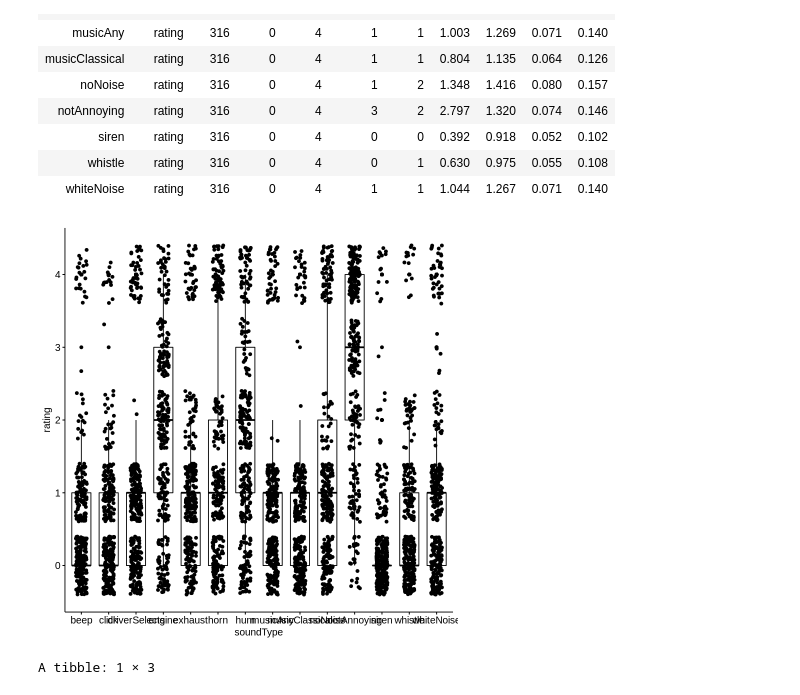
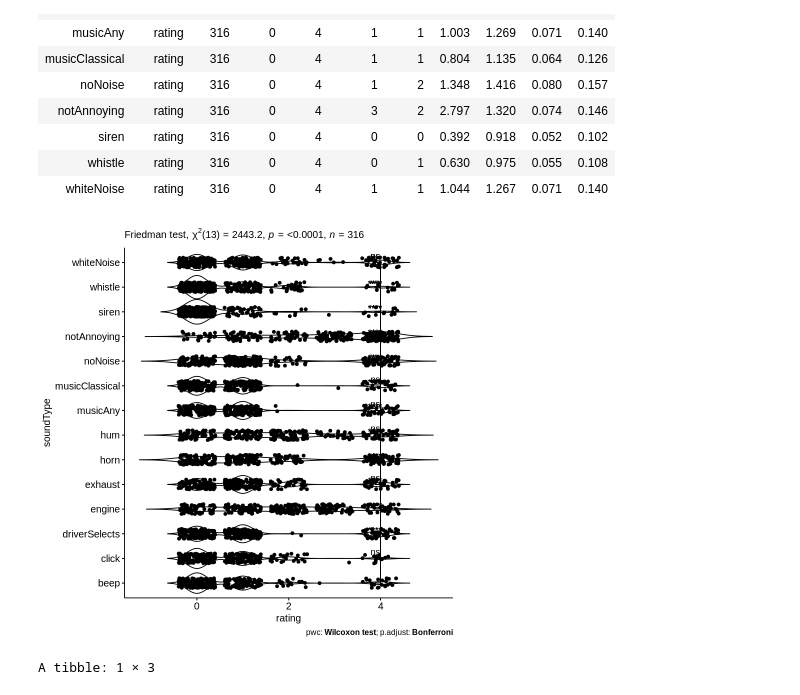
Before and after one commit to cdromcom/3actresearch, a Jupyter notebook: study_2_analyses.ipynb, the cells around one changed output. Cells and saved outputs as stored; diff of their text form; code cells hidden in the pictures.

```diff
--- a/study_2_analyses.ipynb
+++ b/study_2_analyses.ipynb
@@ -38,4 +31,4 @@ library(ggpubr)
 # %% [markdown]
 Using an Excel (.xlsx) file.
 # %%
-s2ratings <- read_excel("/content/s2ratings.xlsx")
+s2ratings <- read_excel("/s2ratings.xlsx")
@@ -98,9 +71,15 @@ A tibble: 14 × 11
 | whiteNoise | rating | 316 | 0 | 4 | 1 | 1 | 1.044 | 1.267 | 0.071 | 0.140 |
 # %%
 
-ggboxplot(studytwoNew, x = "soundType", y = "rating", add = "jitter")
+ggviolin(studytwoNew, x = "soundType", y = "rating", add = "jitter")+
+  stat_pvalue_manual(pwc, hide.ns = FALSE) +
+  coord_flip()+
+  labs(
+    subtitle = get_test_label(res.fried, detailed = TRUE),
+    caption = get_pwc_label(pwc)
+  )
 # %% [output]
-[figure, old version]
+[figure, new version]
 # %%
 shapiro_test(studytwoNew, rating)
 # %% [output]
```
Also changed, not shown: parts of 8 cells of this notebook.
